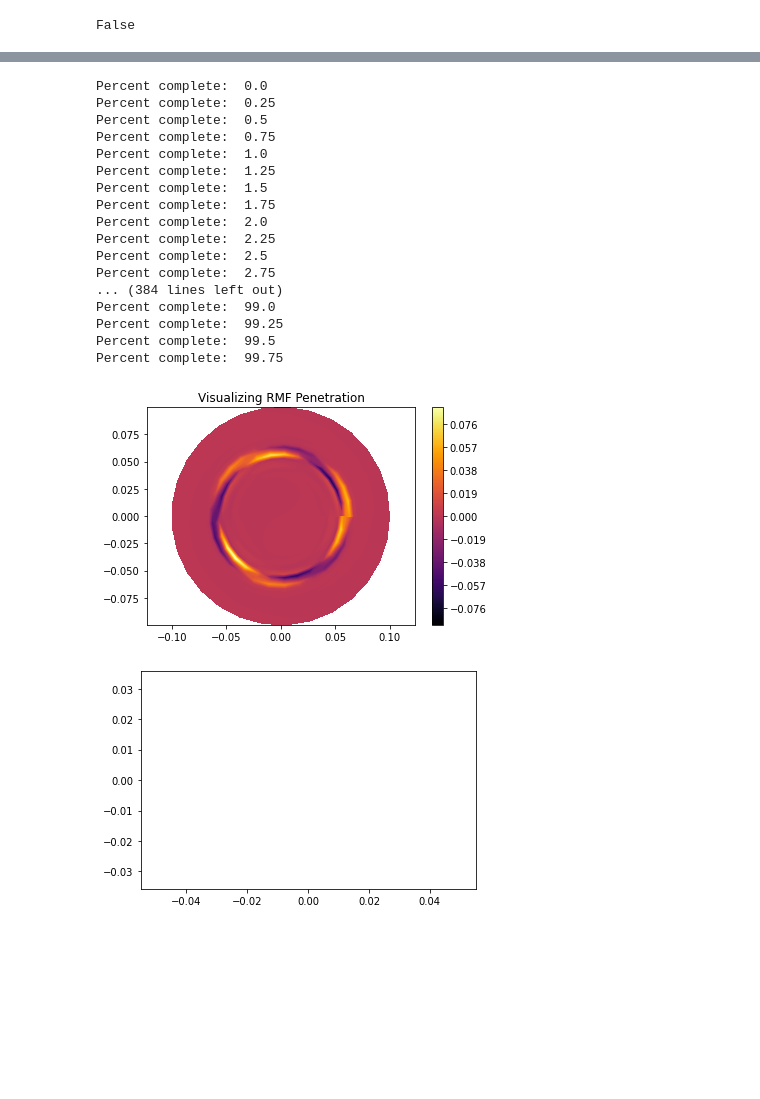
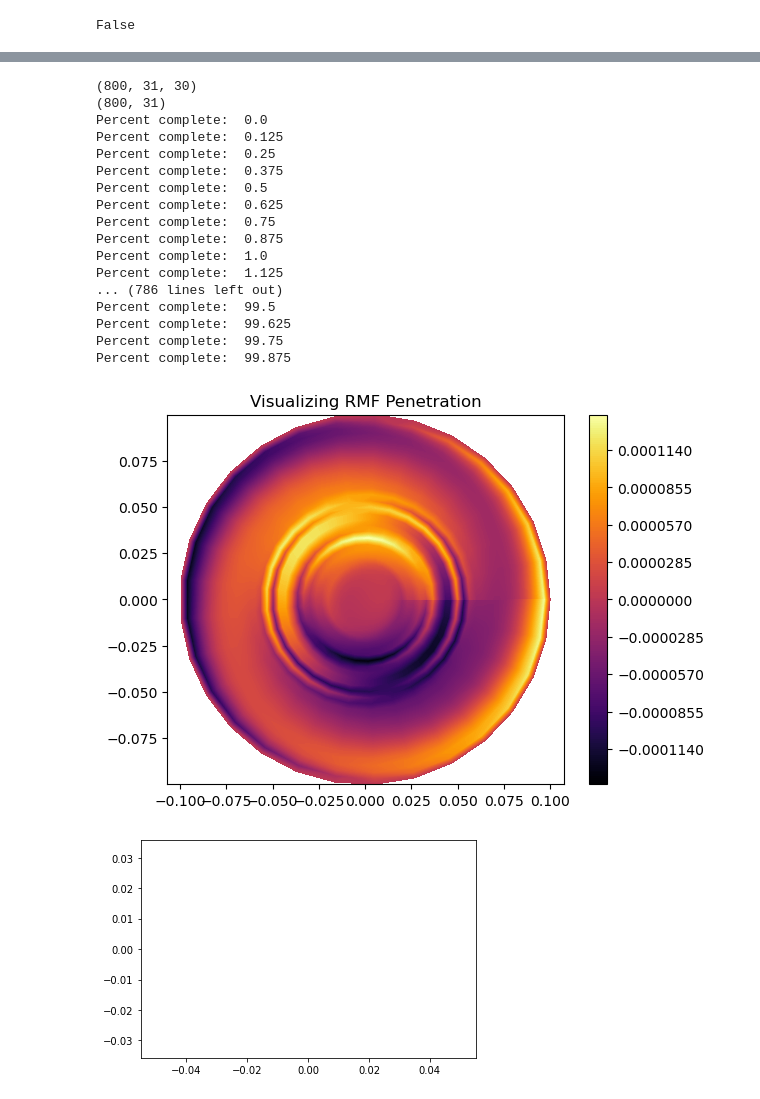
Before and after one commit to vandelij/FRC_RMF, a Jupyter notebook: predictor2_corrector_combine_RMF_code_case_Mlroy1999_fewer_time_steps - Copy.ipynb, the cells around one changed output, grey strips where cells are left out. Drawn from its saved outputs; the diff is of its cells as text; code cells hidden in the pictures; blank space fills up the shorter version.

Commit message:
Getting things ready to scan the mode number spectral response

```diff
--- a/predictor2_corrector_combine_RMF_code_case_Mlroy1999_fewer_time_steps - Copy.ipynb
+++ b/predictor2_corrector_combine_RMF_code_case_Mlroy1999_fewer_time_steps - Copy.ipynb
@@ -26,8 +26,8 @@ ne = 0.33e20 # m^-3, PFRC value, high end (low end 10^15)
 nr = 31  # mesh in r
 dr = R/nr
 r_array = np.linspace(0, R, nr)
-nt = 2000#12000#int(12000/2) # number of MHD time steps
-dt_MHD = 1e-9*6#1e-8  # MHD timestep size, in [s], dt_MHD = 1e-8 works well
+nt = 2*2000#12000#int(12000/2) # number of MHD time steps
+dt_MHD = 1e-9*6/2#1e-8  # MHD timestep size, in [s], dt_MHD = 1e-8 works well
 t_array = np.linspace(0, nt*dt_MHD, nt)
 timestep_save_interval = 5 # The number of timesteps to skip saving between saved timesteps.
 if timestep_save_interval >= nt:
@@ -797,7 +797,10 @@ False
 # %%
 # Area to test out the functionality of not saving every timestep
 # Create A_z_holder
-m_array = np.linspace(-4, 4, 9)  # choose modes for AZ
+
+modesnm = 2 # choose the number of modes: modesnm = 2 means both Az and Bz will be solved for
+            # modes -2, -1, 0, 1, 2
+m_array = np.linspace(-modesnm, modesnm, 2*modesnm + 1)  # choose modes for AZ
 A_Zm_hold = []
 for im in range(m_array.shape[0]):
     m = m_array[im]
@@ -808,7 +811,7 @@ for im in range(m_array.shape[0]):
     A_Zm_hold.append(A_Zm)  # append initial conditions of A_Zm to the list
 
 # Create B_z_holder
-n_array = np.linspace(-4, 4, 9) # choose modes for BZ
+n_array = np.linspace(-modesnm, modesnm, 2*modesnm + 1) # choose modes for BZ
 B_Zn_hold = []
 
 # generate the initial condition for mode n == 0, the Hill's vortex
@@ -908,18 +911,18 @@ im = np.where(m_array == m)[0][0]
 print(im)
 print(A_z_hold_out[im].shape[0])
 toplot='r'
-range_to_plot = 383 #A_z_hold_out[im].shape[0]
+range_to_plot = 789 #A_z_hold_out[im].shape[0]
 if toplot == 'r':
     for i in range(range_to_plot):
         cmap_color = cmap(i/range_to_plot)
         plt.plot(r_array, np.real(A_z_hold_out[im][i, :]), color=cmap_color)#, alpha = (1 - i/255))
-    plt.title(f'Real part of $A_z{m}$ versus radius for different times')
+    plt.title(f'Real part of $A_z{m}$ versus radius for different times for timestep {range_to_plot*timestep_save_interval}/{nt}')
 
 if toplot == 'i':
     for i in range(range_to_plot):
         cmap_color = cmap(i/range_to_plot)
         plt.plot(r_array, np.imag(A_z_hold_out[im][i, :]), color=cmap_color)
-    plt.title(f'Imaginary part of $A_z{m}$ versus radius for different times')
+    plt.title(f'Imaginary part of $A_z{m}$ versus radius for different times for timestep {range_to_plot*timestep_save_interval}/{nt}')
 
 plt.xlabel('r [m]')
 plt.ylabel(r'$A_z$ [T-m]')
@@ -936,11 +939,11 @@ plt.axvline(x=(R-d_skin), color='black', linestyle='--')
 n = 0
 i_n = np.where(n_array == n)[0][0]
 print(i_n)
-range_to_plot = 383 #B_z_hold_out[i_n].shape[0] # 1145# B_z_hold_out[i_n].shape[0]
+#range_to_plot = 789 #B_z_hold_out[i_n].shape[0] # 1145# B_z_hold_out[i_n].shape[0]
 for i in range(range_to_plot):#B_z_hold_out[i_n].shape[0]):
     cmap_color = cmap(i/range_to_plot)
     plt.plot(r_array, np.real(B_z_hold_out[i_n][i, :]), color=cmap_color)#, alpha = (i/255))
-plt.title(f'Real part of $B_z,{n}$ versus radius for different times')
+plt.title(f'Real part of $B_z,{n}$ versus radius for different times for timestep {range_to_plot*timestep_save_interval}/{nt}')
 plt.xlabel('r [m]')
 plt.ylabel(r'$B_{z, n}$ [T-m]')
 # %% [output]
@@ -959,5 +957,9 @@ print(A_z_hold_out[0].shape)
 # %%
+# build total A_z = sum_m(A_m):
 
+A_Z_TOTAL = np.zeros((tnew.shape[0], nr, nphi), dtype ='complex_')
+print(A_Z_TOTAL.shape)
+print(A_z_hold_out[0].shape)
 for it in range(tnew.shape[0]):
     print('Percent complete: ', 100*it/tnew.shape[0])
     for ir in range(r_array.shape[0]-1):
@@ -969,39 +971,39 @@ for it in range(tnew.shape[0]):
                 A_Z_TOTAL[it, ir, iphi] = A_Z_TOTAL[it, ir, iphi] + \
                                           A_z_hold_out[im][it, ir]*np.exp(1j*m*phi)
 # %% [output]
+(800, 31, 30)
+(800, 31)
 Percent complete:  0.0
+Percent complete:  0.125
 Percent complete:  0.25
+Percent complete:  0.375
 Percent complete:  0.5
+Percent complete:  0.625
 Percent complete:  0.75
+Percent complete:  0.875
 Percent complete:  1.0
-Percent complete:  1.25
-Percent complete:  1.5
-Percent complete:  1.75
-Percent complete:  2.0
-Percent complete:  2.25
-Percent complete:  2.5
-Percent complete:  2.75
-... (384 lines left out)
-Percent complete:  99.0
-Percent complete:  99.25
+Percent complete:  1.125
+... (786 lines left out)
 Percent complete:  99.5
+Percent complete:  99.625
 Percent complete:  99.75
+Percent complete:  99.875
 # %%
 # plot theta
-A_Z_TOTAL_FINAL = A_Z_TOTAL[range_to_plot, :, :]# A_Z_TOTAL[1144, :, :]#A_Z_TOTAL_FINAL = A_Z_TOTAL[-1, :, :]
+A_Z_TOTAL_FINAL = A_Z_TOTAL[range_to_plot-2, :, :]# A_Z_TOTAL[1144, :, :]#A_Z_TOTAL_FINAL = A_Z_TOTAL[-1, :, :]
 rmesh, phimesh = np.meshgrid(r_array, phi_array)
 
 X = rmesh.T * np.cos(phimesh.T)
 Y = rmesh.T * np.sin(phimesh.T)
 #print(A_Z_TOTAL_FINAL)
 plt.contourf(X, Y, np.real(A_Z_TOTAL_FINAL), levels=200, cmap='inferno')
 #plt.contour(X, Y, np.real(A_Z_TOTAL_FINAL), levels=20, color='k')
 plt.title('Visualizing RMF Penetration')
 plt.axis('equal')
 plt.colorbar()
 plt.show()
 # %% [output]
-[figure, old version]
+[figure, new version]
 # %%
 from matplotlib.animation import FuncAnimation
 fig, ax = plt.subplots()
```
Also changed, not shown: parts of 11 cells of this notebook.
